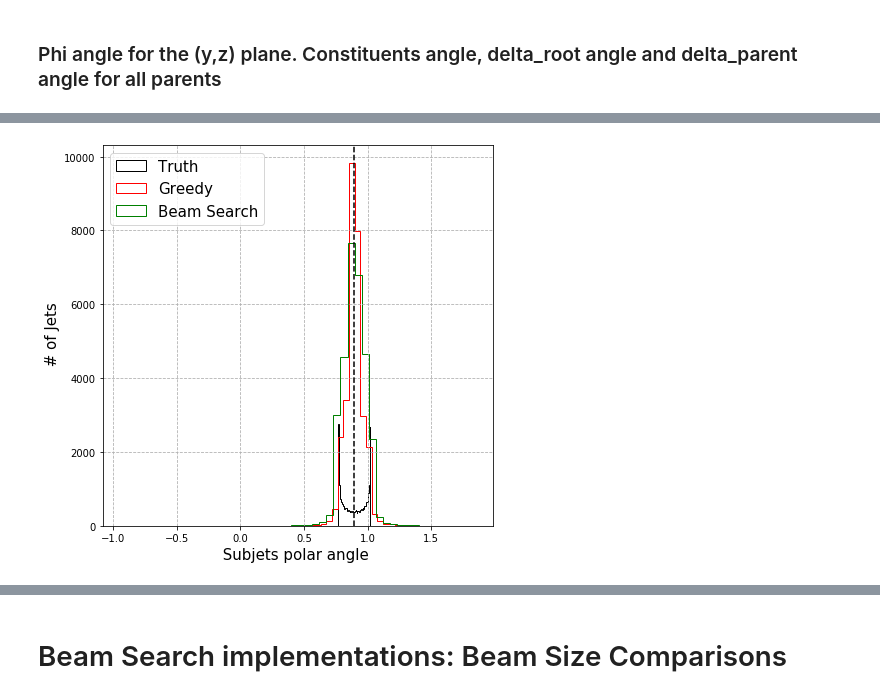
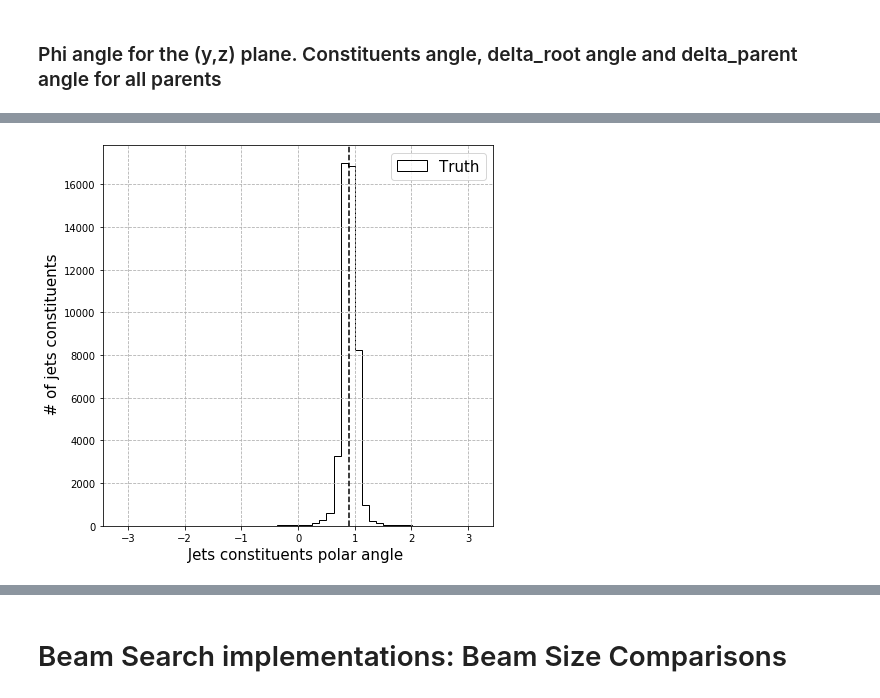
Before and after one commit to SebastianMacaluso/StandardHC, a Jupyter notebook: compareAlgorithms.ipynb, the cells around one changed output, grey strips where cells are left out. Saved outputs shown, nothing was run; the diff lists cells and outputs as text; code cells hidden in the pictures.

```diff
--- a/compareAlgorithms.ipynb
+++ b/compareAlgorithms.ipynb
@@ -418,3 +184,3 @@ def jetMass(DicList):
 # %%
-truth_dic = jetMass(truth_dic)
+truth_dic = auxFunctions.deltaRoot(truth_dic)
 # %%
@@ -515,3 +200,3 @@ len(truth_dic["jetsList"].flatten())
 # %%
-truth_dic = subjetPt(truth_dic)
+truth_dic = auxFunctions.subjetPt(truth_dic)
 # %%
@@ -735,3 +245,3 @@ def subjetPhi(DicList):
 # %%
-truth_dic = subjetPhi(truth_dic)
+truth_dic = auxFunctions.subjetPhi(truth_dic)
 # %%
@@ -835,0 +262,2 @@ def PhiHist(truthDic,
+# %%
+truth_dic = auxFunctions.scanJets(truth_dic, angles=True)
@@ -836,5 +268,5 @@ def PhiHist(truthDic,
 # %%
-""" Subjets polar angle. The origin is in the beam axiz (z direction)"""
-PhiHist(truth_dic, Greedy_dic, BSO_dic, fixedJetP = True)
+""" Subjets constituents angle. The origin is in the beam axiz (z direction)"""
+auxFunctions.ConstPhiHist(truth_dic, fixedJetP = True)
 # %% [output]
-[figure, old version]
+[figure, new version]
```
Also changed, not shown: parts of 100 cells of this notebook, 37 other files.
